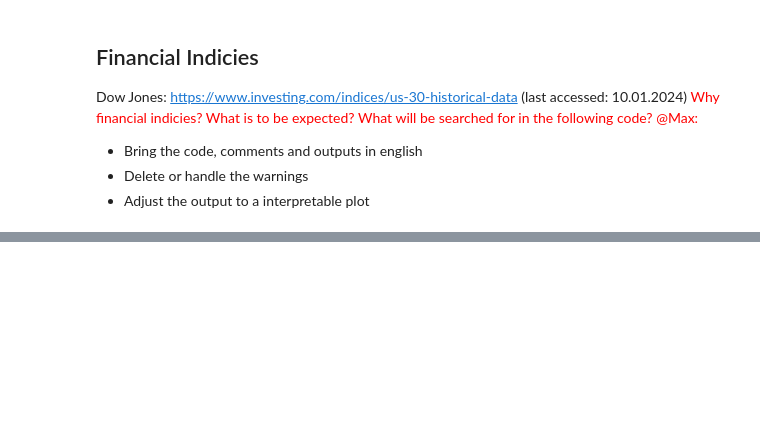
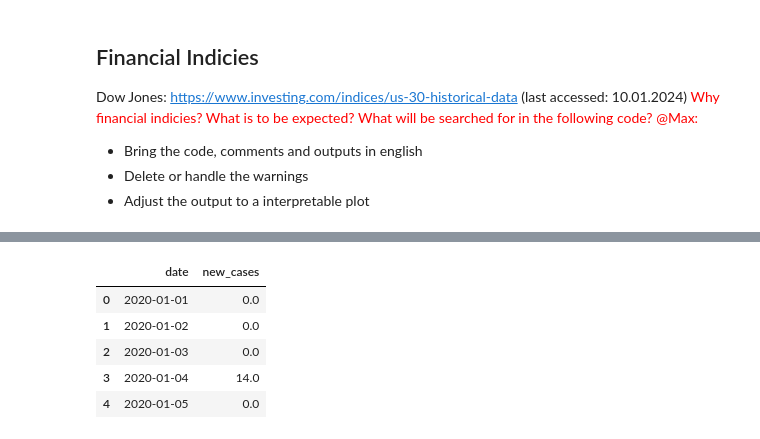
Before and after one commit to TGaub/TP3_1_Data_analysis_Influence_of_COVID, a Jupyter notebook: TP3_1_Data_analysis_Influence_of_COVID.ipynb, the cells around one changed output, grey strips where cells are left out. Saved outputs shown, nothing was run; the diff lists cells and outputs as text; code cells hidden in the pictures; blank space fills up the shorter version.

Commit message:
Data Analysis regarding influence of high/low Covid cases on different financial indecies

```diff
--- a/TP3_1_Data_analysis_Influence_of_COVID.ipynb
+++ b/TP3_1_Data_analysis_Influence_of_COVID.ipynb
@@ -533,0 +645,19 @@ Durchschnittliche Spearman-Korrelation ab dem 1. März 2020: 0.5534695194254328
+# %%
+# Create Covid Data for whole world
+covid_data_path_worldwide = 'Data/owid-covid-data.csv'
+
+covid_data_worldwide = pd.read_csv(covid_data_path_worldwide)
+
+worldwide_daily_cases = covid_data_worldwide.groupby('date')['new_cases'].sum()
+
+worldwide_daily_cases_df = worldwide_daily_cases.reset_index()
+worldwide_daily_cases_df['date'] = pd.to_datetime(worldwide_daily_cases_df['date'])
+
+worldwide_daily_cases_df.head()
+# %% [output]
+|  | date | new_cases |
+| 0 | 2020-01-01 | 0.0 |
+| 1 | 2020-01-02 | 0.0 |
+| 2 | 2020-01-03 | 0.0 |
+| 3 | 2020-01-04 | 14.0 |
+| 4 | 2020-01-05 | 0.0 |
```
Also changed, not shown: parts of 7 cells of this notebook, 4 other files.
